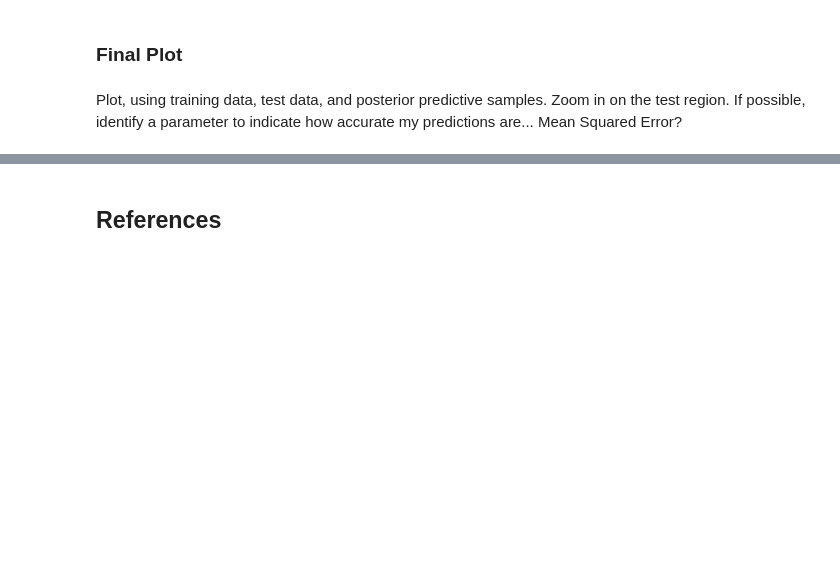
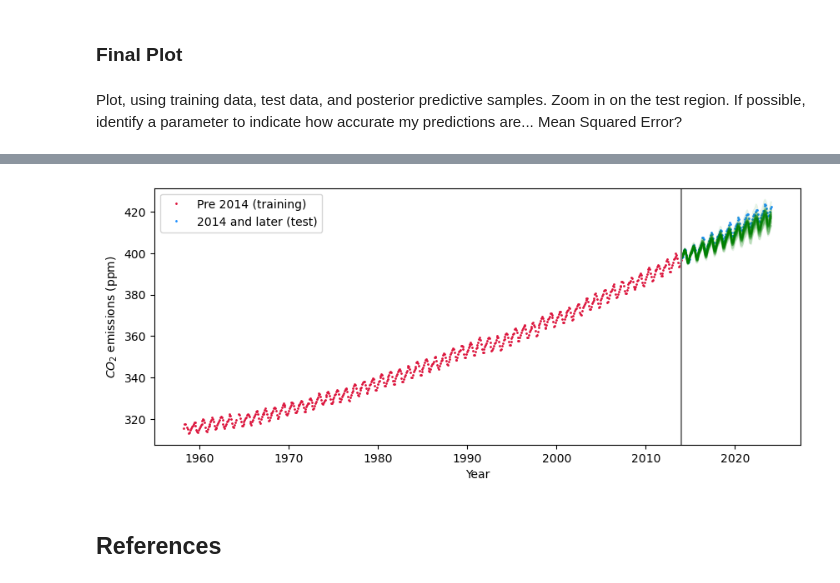
Before and after one commit to twilkening/ae8803, a Jupyter notebook: Assignment2-BuildGP/AE8803_assignment2_TeoWilkening.ipynb, the cells around one changed output, grey strips where cells are left out. Cells and saved outputs as stored; diff of their text form; code cells hidden in the pictures; blank space fills up the shorter version.

```diff
--- a/Assignment2-BuildGP/AE8803_assignment2_TeoWilkening.ipynb
+++ b/Assignment2-BuildGP/AE8803_assignment2_TeoWilkening.ipynb
@@ -258,3 +245,15 @@ Plot, using training data, test data, and posterior predictive samples. Zoom in
+# %%
+fig = plt.figure(figsize=(10,4))
+plt.plot(df2014['Date'].values, df2014['CO2'].values, 'o', ms=1, color='crimson', label='Pre 2014 (training)')
+plt.plot(dfnew['Date'].values, dfnew['CO2'].values, 'o', ms=1, color='dodgerblue', label='2014 and later (test)')
+plt.plot(xnew,fstar.T,'g',alpha=0.1)
+plt.legend()
+plt.axvline(x=2014, color="grey")
+plt.xlabel('Year')
+plt.ylabel(r'$CO_2$ emissions (ppm)')
+plt.show()
+# %% [output]
+[figure, added]
 # %% [markdown]
 ## References
 # %% [markdown]
```
Also changed, not shown: parts of 11 cells of this notebook.
